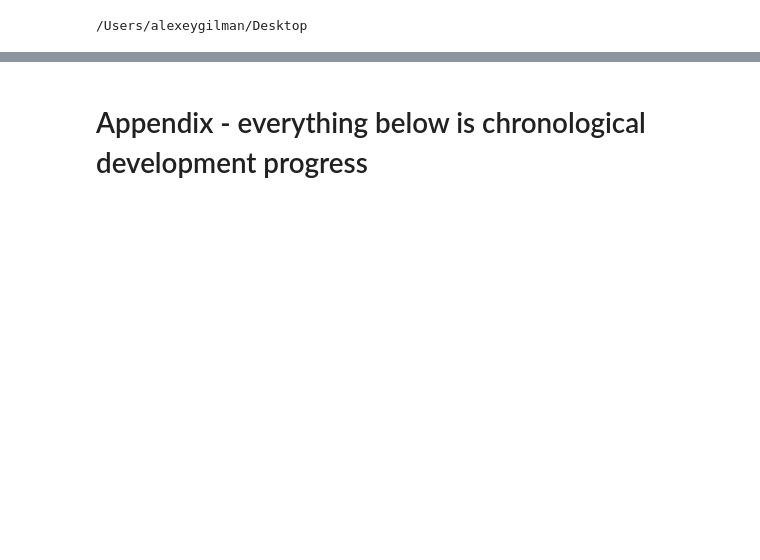
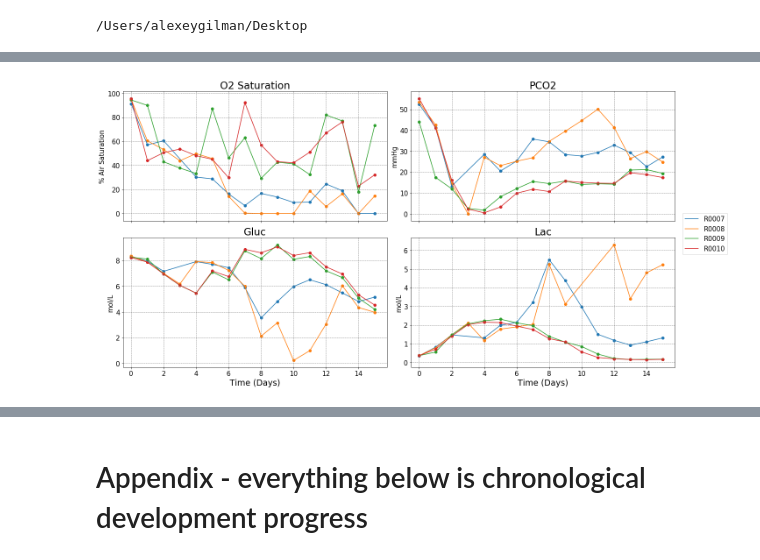
Before and after one commit to keefeseag000/Bioanalysis, a Jupyter notebook: bioreactor_results/R&D bioreactor data plotting.ipynb, the cells around one changed output, grey strips where cells are left out. Cells and saved outputs as stored; diff of their text form; code cells hidden in the pictures; blank space fills up the shorter version.

```diff
--- a/bioreactor_results/R&D bioreactor data plotting.ipynb
+++ b/bioreactor_results/R&D bioreactor data plotting.ipynb
@@ -29,0 +57,48 @@ dict4_3itms = {'Na+':"mol/L", 'K+':"mol/L", 'Ca++':"mol/L"}
+# %%
+the_list = list2_4itms
+the_dict = dict2_4itms
+
+fig, axes = plt.subplots(nrows=2, ncols =2 , sharex=True, figsize = (20,10))
+
+#axes[0].plot([1,2,3,4],[10,20,30,40])
+
+#for i, value in dict2_4itms.items():
+#print (fig.axes()[0])
+
+for i, ax in enumerate(fig.axes):
+
+        for key, grp in data.groupby(['Sample ID']):
+            clm = the_list[i]   #column name from list, called by enumerated for loop
+
+            ax.scatter(grp['Runtime'], grp[clm], label='_nolegend_') #Point plots
+            mask = np.isfinite(grp[clm]) #masking over NaN data (lines dont connect)
+            ax.plot(grp['Runtime'][mask], grp[clm][mask], label=key) #line plots
+
+
+
+            ax.set_xlim(left = -0.5) #forcing a zero lower x limit (titer)
+            ax.tick_params(axis='both', which='major', labelsize=15) #tick labels size
+            #ax.set_xlabel("Time (Days)", fontsize = 19) #x-axis label
+            ax.set_ylabel(the_dict[clm] , fontsize = 15) #y-axis label
+
+            ax.yaxis.grid(color='gray', linestyle='dashed')
+            ax.xaxis.grid(color='gray', linestyle='dashed')
+
+            #ax.label_outer() #will do for both axes
+
+            ax.set_title(clm, fontsize = 23)
+
+axes[1,0].set_xlabel("Time (Days)", fontsize = 19) #x-axis label manually adding to outer
+axes[1,1].set_xlabel("Time (Days)", fontsize = 19) #x-axis label
+
+
+handles, labels = ax.get_legend_handles_labels()
+
+fig.legend(handles, labels, loc='center right', borderaxespad=0.1, fontsize = 15)
+fig.tight_layout()
+fig.subplots_adjust(right=0.92)
+
+
+plt.savefig("Figure2_gases.png", dpi = 500)
+# %% [output]
+[figure, added]
```
Also changed, not shown: parts of 11 cells of this notebook.
